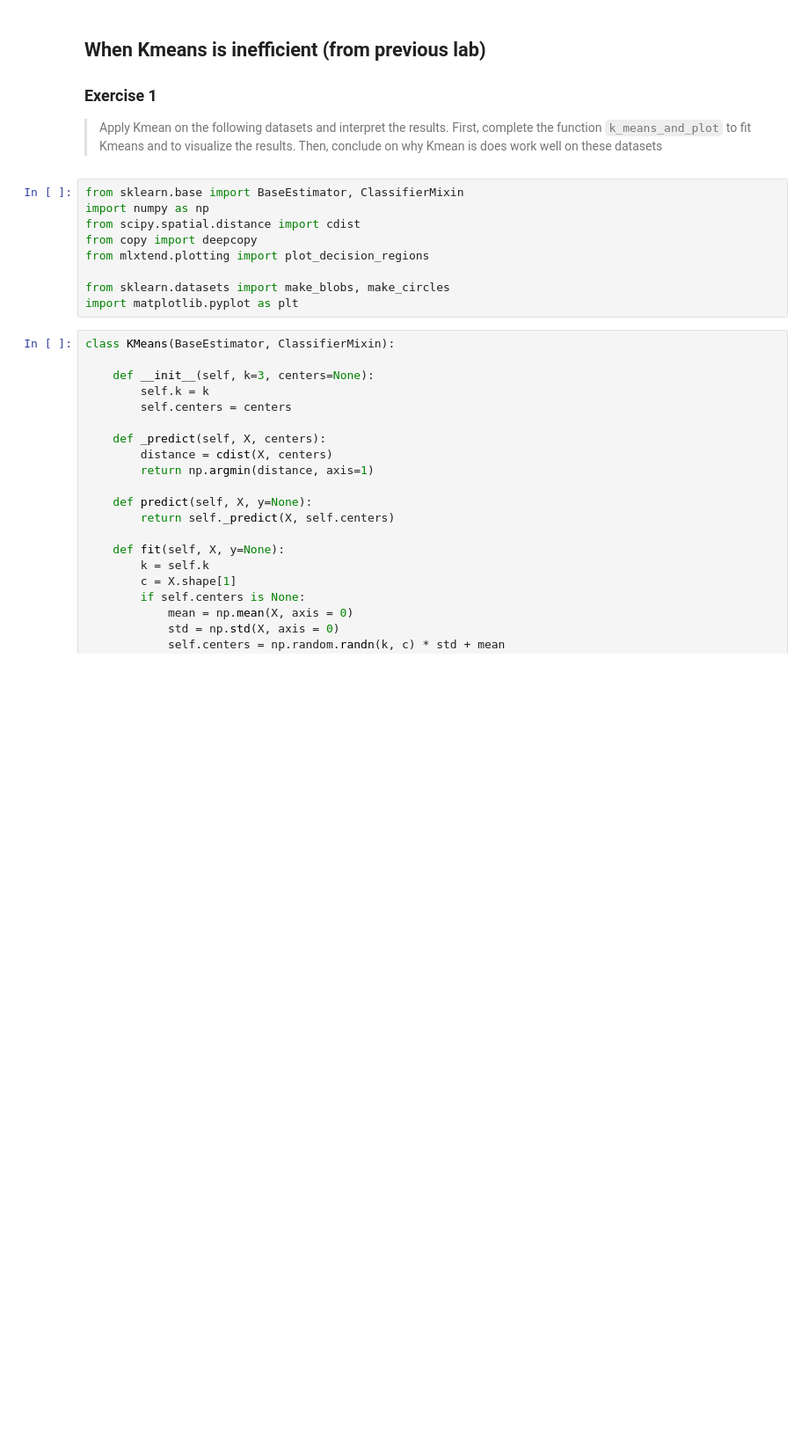
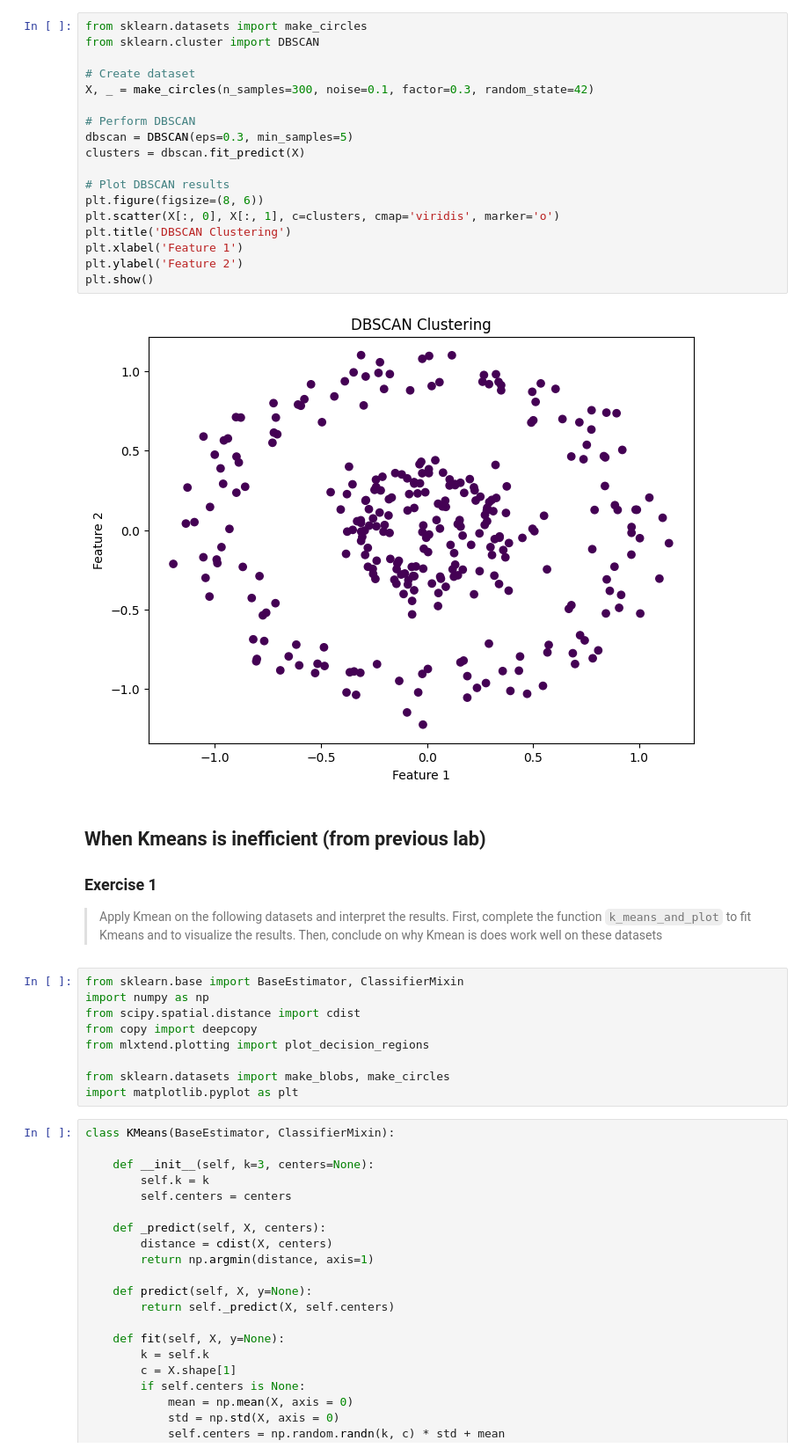
Before and after one commit to naryst/IDH_labs, a Jupyter notebook: Introduction to Machine Learning/week 14/Lab14-solution.ipynb, the cells around one changed output. Shown at 88% size. Saved outputs shown, nothing was run; the diff lists cells and outputs as text; blank space fills up the shorter version.

```diff
--- a/Introduction to Machine Learning/week 14/Lab14-solution.ipynb
+++ b/Introduction to Machine Learning/week 14/Lab14-solution.ipynb
@@ -29,3 +102,23 @@ In this lab, you will gain practical experience with these advanced clustering t
+# %%
+from sklearn.datasets import make_circles
+from sklearn.cluster import DBSCAN
+
+# Create dataset
+X, _ = make_circles(n_samples=300, noise=0.1, factor=0.3, random_state=42)
+
+# Perform DBSCAN
+dbscan = DBSCAN(eps=0.3, min_samples=5)
+clusters = dbscan.fit_predict(X)
+
+# Plot DBSCAN results
+plt.figure(figsize=(8, 6))
+plt.scatter(X[:, 0], X[:, 1], c=clusters, cmap='viridis', marker='o')
+plt.title('DBSCAN Clustering')
+plt.xlabel('Feature 1')
+plt.ylabel('Feature 2')
+plt.show()
+# %% [output]
+[figure, added]
 # %% [markdown]
 ## When Kmeans is inefficient (from previous lab)
 
```
Also changed, not shown: parts of 6 cells of this notebook, 1 other file.
